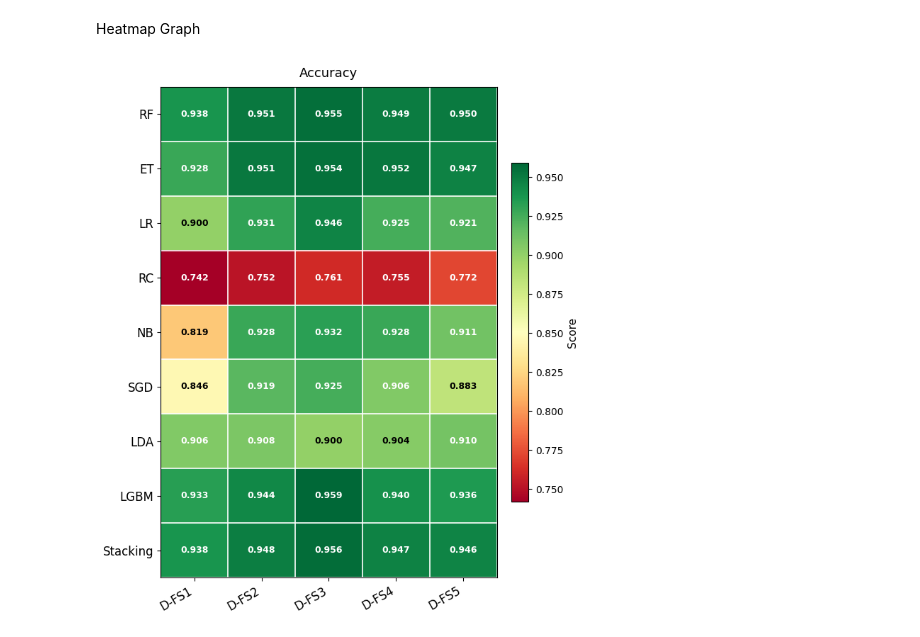
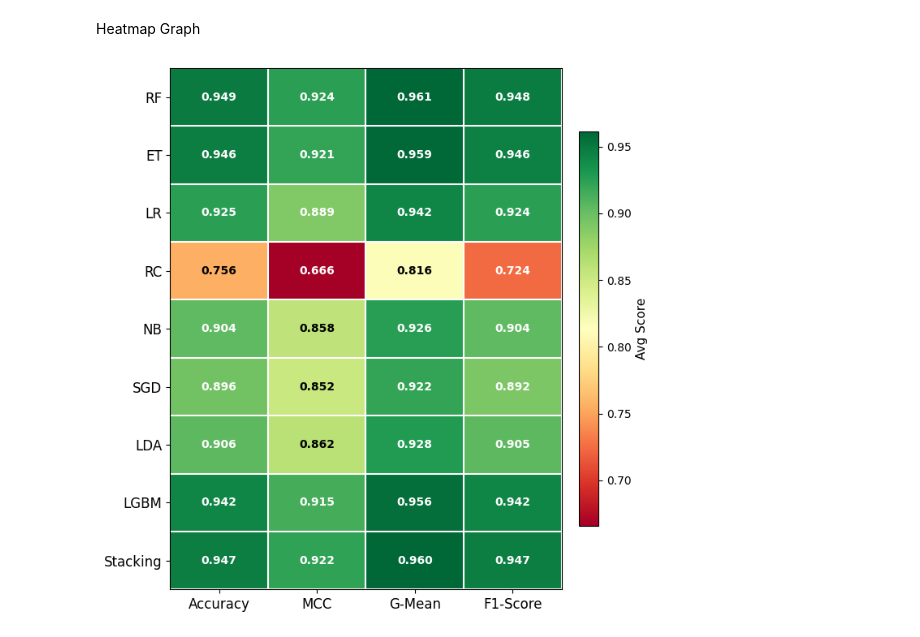
Before and after one commit to muajnstu/CAST, a Jupyter notebook: E3_Perception_visualization.ipynb, the cells around one changed output. Saved outputs shown, nothing was run; the diff lists cells and outputs as text; code cells hidden in the pictures.

```diff
--- a/E3_Perception_visualization.ipynb
+++ b/E3_Perception_visualization.ipynb
@@ -675,77 +675,72 @@ data = {
     },
     "D-FS5": {
         "RF":       {"Accuracy":0.950,"MCC":0.927,"G-Mean":0.962,"F1-Score":0.949,"AUROC":0.996},
         "ET":       {"Accuracy":0.947,"MCC":0.921,"G-Mean":0.959,"F1-Score":0.946,"AUROC":0.995},
         "LR":       {"Accuracy":0.921,"MCC":0.884,"G-Mean":0.939,"F1-Score":0.920,"AUROC":0.989},
         "RC":       {"Accuracy":0.772,"MCC":0.680,"G-Mean":0.829,"F1-Score":0.752,"AUROC":None},
         "NB":       {"Accuracy":0.911,"MCC":0.870,"G-Mean":0.932,"F1-Score":0.912,"AUROC":0.980},
         "SGD":      {"Accuracy":0.883,"MCC":0.833,"G-Mean":0.912,"F1-Score":0.879,"AUROC":None},
         "LDA":      {"Accuracy":0.910,"MCC":0.869,"G-Mean":0.931,"F1-Score":0.910,"AUROC":0.988},
         "LGBM":     {"Accuracy":0.936,"MCC":0.905,"G-Mean":0.951,"F1-Score":0.935,"AUROC":0.994},
         "Stacking": {"Accuracy":0.946,"MCC":0.920,"G-Mean":0.959,"F1-Score":0.945,"AUROC":0.995},
     },
 }
 
 # ── CONFIG ────────────────────────────────────────────────────────────────────
 
 datasets = ["D-FS1", "D-FS2", "D-FS3", "D-FS4", "D-FS5"]
 models   = ["RF", "ET", "LR", "RC", "NB", "SGD", "LDA", "LGBM", "Stacking"]
-metrics  = ["Accuracy", "MCC", "G-Mean", "F1-Score", "AUROC"]
-cmap     = plt.cm.RdYlGn
+metrics  = ["Accuracy", "MCC", "G-Mean", "F1-Score"]   # ← AUROC বাদ
 
-# ── PLOT ──────────────────────────────────────────────────────────────────────
+# ── STEP 1: প্রতিটা model-এর সব D-FS এর average ─────────────────────────────
 
-for metric in metrics:
+avg_grid = np.full((len(models), len(metrics)), np.nan)
 
-    # grid: rows = models, cols = datasets
-    grid = np.full((len(models), len(datasets)), np.nan)
-    for j, ds in enumerate(datasets):
-        for i, model in enumerate(models):
-            val = data[ds][model][metric]
-            if val is not None:
-                grid[i, j] = val
+for i, model in enumerate(models):
+    for k, metric in enumerate(metrics):
+        vals = []
+        for ds in datasets:
+            v = data[ds][model][metric]
+            if v is not None:
+                vals.append(v)
+        if vals:
+            avg_grid[i, k] = np.mean(vals)
 
-    fig, ax = plt.subplots(figsize=(7, 8))
+# ── STEP 2: heatmap ───────────────────────────────────────────────────────────
 
-    masked = np.ma.masked_invalid(grid)
-    vmin   = np.nanmin(grid)
-    vmax   = np.nanmax(grid)
+cmap   = plt.cm.RdYlGn
+vmin   = np.nanmin(avg_grid)
+vmax   = np.nanmax(avg_grid)
+masked = np.ma.masked_invalid(avg_grid)
 
-    im = ax.imshow(masked, cmap=cmap, vmin=vmin, vmax=vmax, aspect="auto")
+fig, ax = plt.subplots(figsize=(7, 7))
+im      = ax.imshow(masked, cmap=cmap, vmin=vmin, vmax=vmax, aspect="auto")
 
-    # cell annotation
-    for i in range(len(models)):
-        for j in range(len(datasets)):
-            val = grid[i, j]
-            if np.isnan(val):
-                ax.text(j, i, "N/A", ha="center", va="center",
-                        fontsize=9, color="gray")
-            else:
-                norm_val = (val - vmin) / (vmax - vmin)
-                txt_col  = "white" if (norm_val < 0.25 or norm_val > 0.75) else "black"
-                ax.text(j, i, f"{val:.3f}", ha="center", va="center",
-                        fontsize=9, color=txt_col, fontweight="bold")
+for i in range(len(models)):
+    for k in range(len(metrics)):
+        val      = avg_grid[i, k]
+        norm_val = (val - vmin) / (vmax - vmin)
+        txt_col  = "white" if (norm_val < 0.25 or norm_val > 0.75) else "black"
+        ax.text(k, i, f"{val:.3f}", ha="center", va="center",
+                fontsize=10, color=txt_col, fontweight="bold")
 
-    ax.set_xticks(range(len(datasets)))
-    ax.set_xticklabels(datasets, fontsize=12, rotation=30, ha="right")
-    ax.set_yticks(range(len(models)))
-    ax.set_yticklabels(models, fontsize=12)
-    ax.set_title(f"{metric}", fontsize=13, pad=10)
+ax.set_xticks(range(len(metrics)))
+ax.set_xticklabels(metrics, fontsize=12)
+ax.set_yticks(range(len(models)))
+ax.set_yticklabels(models, fontsize=12)
 
-    # grid lines
-    ax.set_xticks(np.arange(-0.5, len(datasets), 1), minor=True)
-    ax.set_yticks(np.arange(-0.5, len(models), 1), minor=True)
-    ax.grid(which="minor", color="white", linewidth=1.2)
-    ax.tick_params(which="minor", bottom=False, left=False)
+ax.set_xticks(np.arange(-0.5, len(metrics), 1), minor=True)
+ax.set_yticks(np.arange(-0.5, len(models), 1), minor=True)
+ax.grid(which="minor", color="white", linewidth=1.5)
+ax.tick_params(which="minor", bottom=False, left=False)
 
-    cb = fig.colorbar(im, ax=ax, fraction=0.046, pad=0.04)
-    cb.ax.tick_params(labelsize=10)
-    cb.set_label("Score", fontsize=11)
+cb = fig.colorbar(im, ax=ax, fraction=0.046, pad=0.04)
+cb.ax.tick_params(labelsize=10)
+cb.set_label("Avg Score", fontsize=11)
 
-    plt.tight_layout()
-    fname = f"heatmap_{metric.replace('-', '_').replace(' ', '_')}.png"
-    plt.savefig(fname, dpi=300, bbox_inches="tight")
-    plt.show()
-    print(f"Saved: {fname}")
+plt.tight_layout()
+plt.savefig("heatmap_avg_all_dfs.png", dpi=300, bbox_inches="tight")
+plt.show()
+print("Saved: heatmap_avg_all_dfs.png")
 # %% [output]
-[figure, old version]
+[figure, new version]
```
Also changed, not shown: parts of 1 cell of this notebook.
